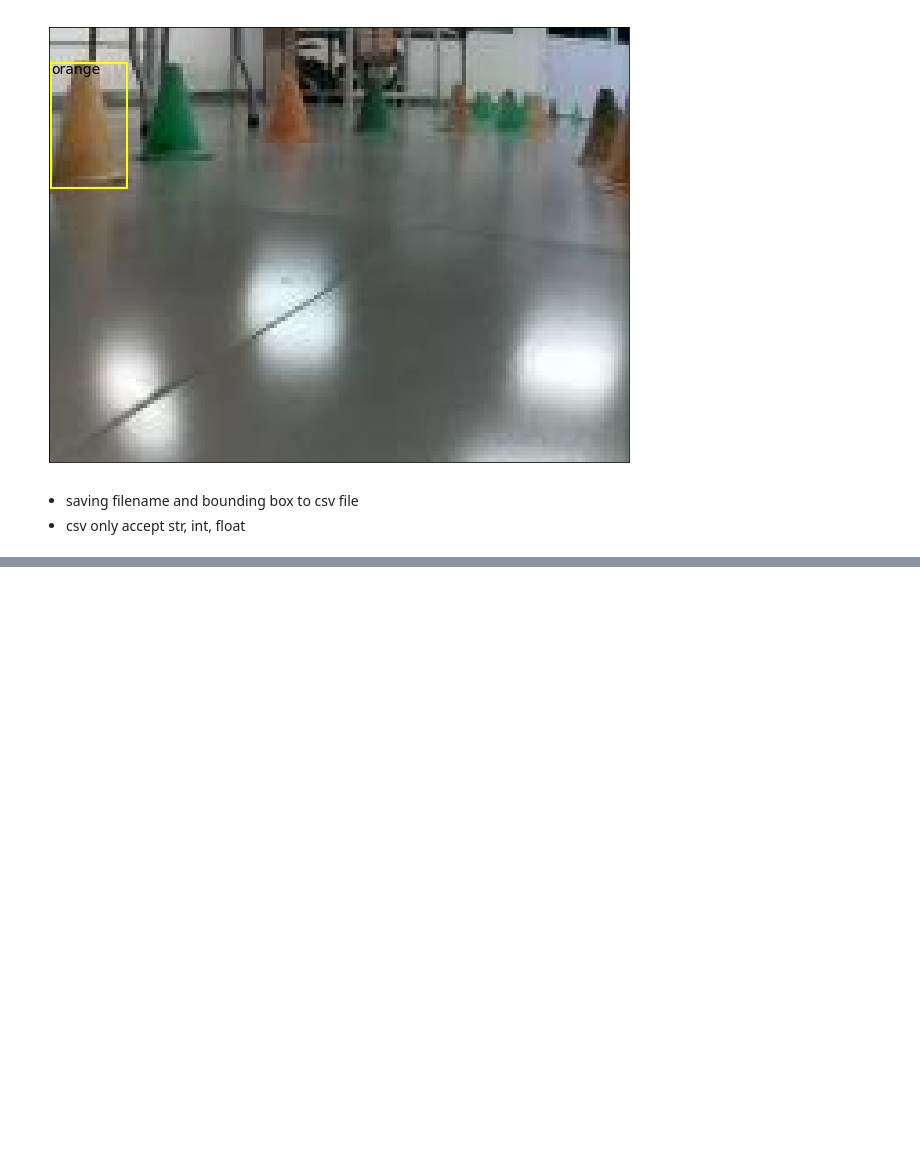
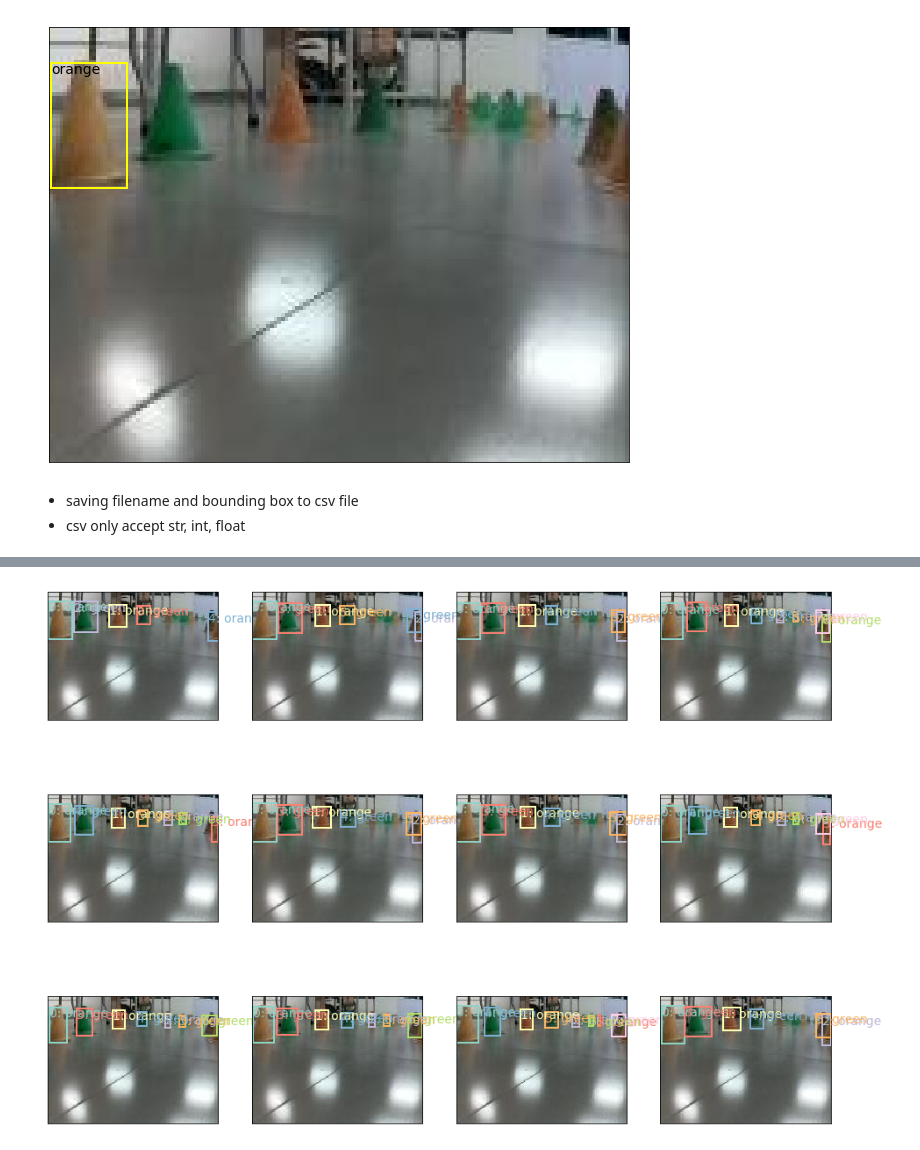
Before and after one commit to 10zinten/Driverless-project, a Jupyter notebook: object-detection/prototype/SSD cone detection.ipynb, the cells around one changed output, grey strips where cells are left out. Drawn from its saved outputs; the diff is of its cells as text; code cells hidden in the pictures; blank space fills up the shorter version.

```diff
--- a/object-detection/prototype/SSD cone detection.ipynb
+++ b/object-detection/prototype/SSD cone detection.ipynb
@@ -299,0 +317,24 @@ CSV.open().readlines()[:5]
+# %%
+# Showing ground truth
+def show_ground_truth(ax, im, bbox, clas=None, prs=None, thresh=0.3):
+    bb = [bb_hw(o) for o in bbox]
+    if prs is None:  prs  = [None]*len(bb)
+    if clas is None: clas = [None]*len(bb)
+    ax = show_img(im, ax=ax)
+    for i,(b,c,pr) in enumerate(zip(bb, clas, prs)):
+        if((b[2]>0) and (pr is None or pr > thresh)):
+            draw_rect(ax, b, color=colr_list[i%num_colr])
+            txt = '{}: '.format(i)
+            if c is not None: txt += ('bg' if c==len(id2cat) else id2cat[c])
+            if pr is not None: txt += ' {:.2f}'.format(pr)
+            draw_text(ax, b[:2], txt, color=colr_list[i%num_colr])
+# %%
+x = [open_image(IMG_PATH/fn) for fn in trn_fns.values()]
+# %%
+y = [[[]]*len(trn_anno), [[[]]]*len(trn_anno)]
+for i, annos in enumerate(trn_anno.values()):
+    y[0][i] = [None]*len(annos)
+    y[1][i] = [None]*len(annos)
+    for j, anno in enumerate(annos):
+        y[0][i][j] = anno[0]
+        y[1][i][j] = anno[1]
@@ -299,0 +354,6 @@ CSV.open().readlines()[:5]
+# %%
+fig, axes = plt.subplots(3, 4, figsize=(16, 12))
+for i, ax in enumerate(axes.flat):
+    show_ground_truth(ax, x[i], y[0][i], y[1][i])
+# %% [output]
+[figure, added]
```
Also changed, not shown: parts of 13 cells of this notebook.
